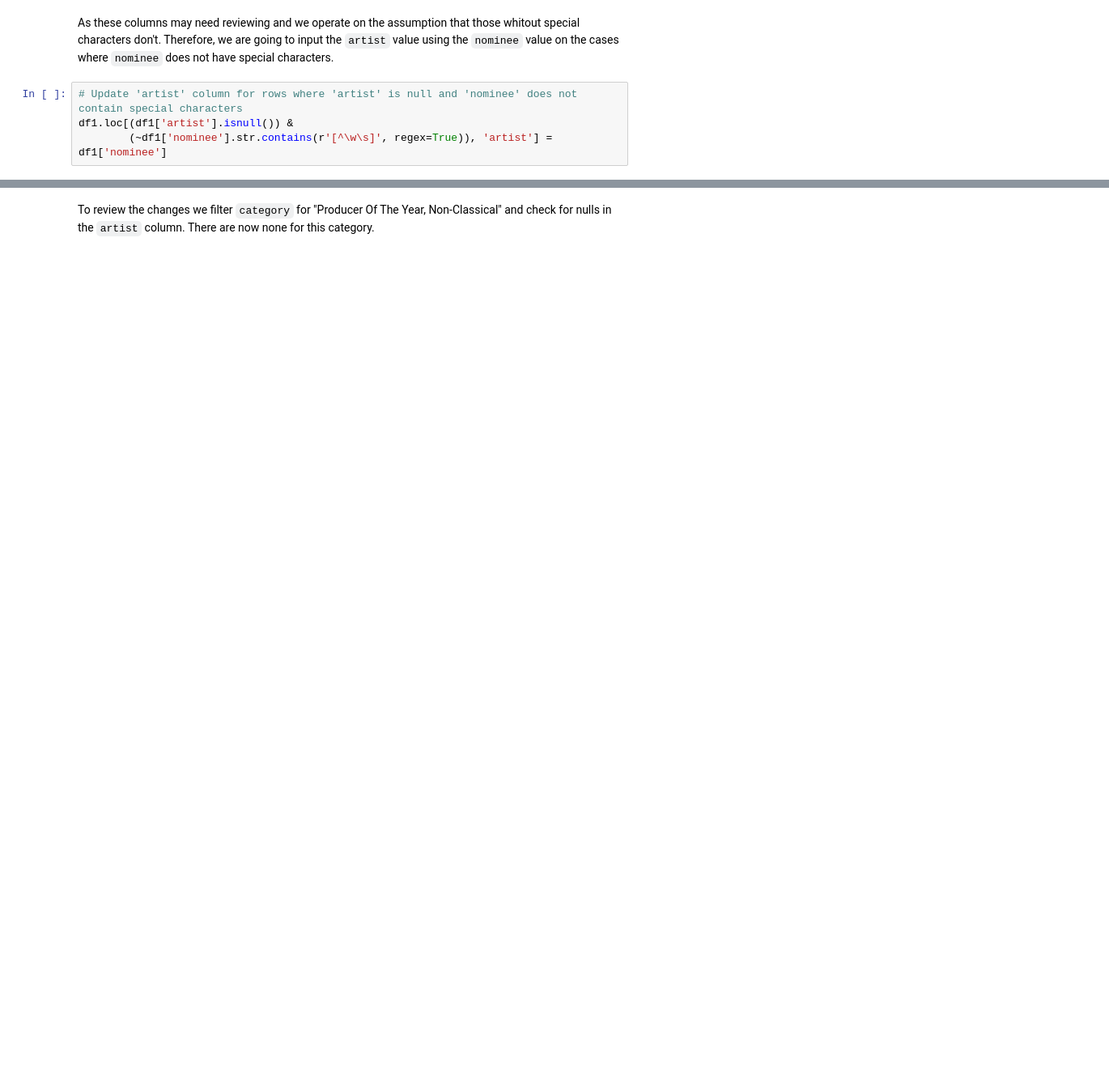
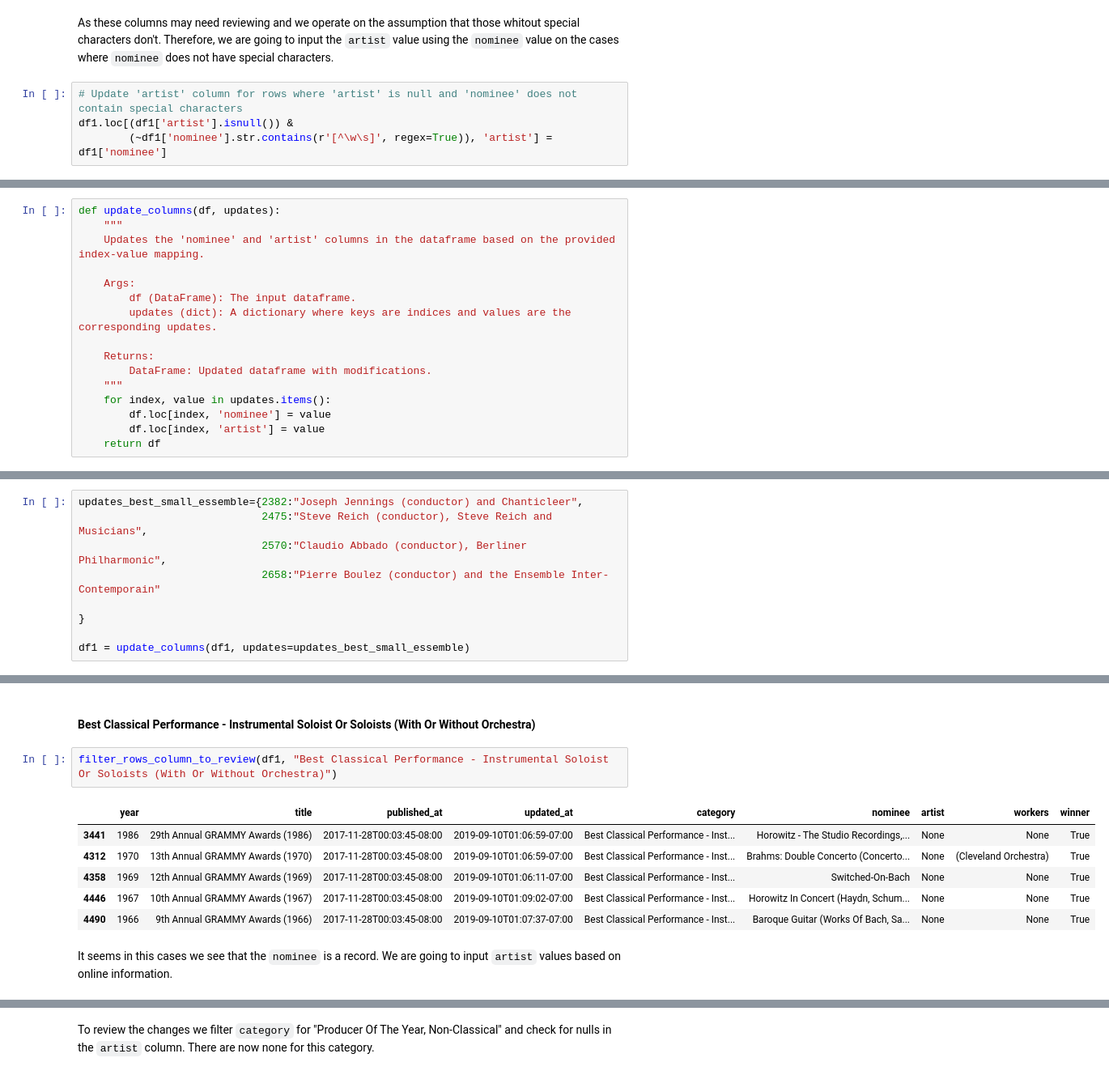
Before and after one commit to ntlg72/ws_002, a Jupyter notebook: notebooks/3.0-nlg-eda-grammys.ipynb, the cells around one changed output, grey strips where cells are left out. Shown at 81% size. Cells and saved outputs as stored; diff of their text form; blank space fills up the shorter version.

```diff
--- a/notebooks/3.0-nlg-eda-grammys.ipynb
+++ b/notebooks/3.0-nlg-eda-grammys.ipynb
@@ -398,0 +487,16 @@ df1.loc[(df1['category'] == 'Producer Of The Year, Non-Classical') & (df1['artis
+# %%
+def update_columns(df, updates):
+    """
+    Updates the 'nominee' and 'artist' columns in the dataframe based on the provided index-value mapping.
+
+    Args:
+        df (DataFrame): The input dataframe.
+        updates (dict): A dictionary where keys are indices and values are the corresponding updates.
+
+    Returns:
+        DataFrame: Updated dataframe with modifications.
+    """
+    for index, value in updates.items():
+        df.loc[index, 'nominee'] = value
+        df.loc[index, 'artist'] = value
+    return df
@@ -398,0 +654,9 @@ df1.loc[(df1['category'] == 'Producer Of The Year, Non-Classical') & (df1['artis
+# %%
+updates_best_small_essemble={2382:"Joseph Jennings (conductor) and Chanticleer",
+                             2475:"Steve Reich (conductor), Steve Reich and Musicians",
+                             2570:"Claudio Abbado (conductor), Berliner Philharmonic",
+                             2658:"Pierre Boulez (conductor) and the Ensemble Inter-Contemporain"
+
+}
+
+df1 = update_columns(df1, updates=updates_best_small_essemble)
@@ -398,0 +670,13 @@ df1.loc[(df1['category'] == 'Producer Of The Year, Non-Classical') & (df1['artis
+# %% [markdown]
+#### Best Classical Performance - Instrumental Soloist Or Soloists (With Or Without Orchestra)
+# %%
+filter_rows_column_to_review(df1, "Best Classical Performance - Instrumental Soloist Or Soloists (With Or Without Orchestra)")
+# %% [output]
+|  | year | title | published_at | updated_at | category | nominee | artist | workers | winner |
+| 3441 | 1986 | 29th Annual GRAMMY Awards (1986) | 2017-11-28T00:03:45-08:00 | 2019-09-10T01:06:59-07:00 | Best Classical Performance - Inst... | Horowitz - The Studio Recordings,... | None | None | True |
+| 4312 | 1970 | 13th Annual GRAMMY Awards (1970) | 2017-11-28T00:03:45-08:00 | 2019-09-10T01:06:59-07:00 | Best Classical Performance - Inst... | Brahms: Double Concerto (Concerto... | None | (Cleveland Orchestra) | True |
+| 4358 | 1969 | 12th Annual GRAMMY Awards (1969) | 2017-11-28T00:03:45-08:00 | 2019-09-10T01:06:11-07:00 | Best Classical Performance - Inst... | Switched-On-Bach | None | None | True |
+| 4446 | 1967 | 10th Annual GRAMMY Awards (1967) | 2017-11-28T00:03:45-08:00 | 2019-09-10T01:09:02-07:00 | Best Classical Performance - Inst... | Horowitz In Concert (Haydn, Schum... | None | None | True |
+| 4490 | 1966 | 9th Annual GRAMMY Awards (1966) | 2017-11-28T00:03:45-08:00 | 2019-09-10T01:07:37-07:00 | Best Classical Performance - Inst... | Baroque Guitar (Works Of Bach, Sa... | None | None | True |
+# %% [markdown]
+It seems in this cases we see that the `nominee` is a record. We are going to input `artist` values based on online information.
```
Also changed, not shown: parts of 119 cells of this notebook, 1 other file.
